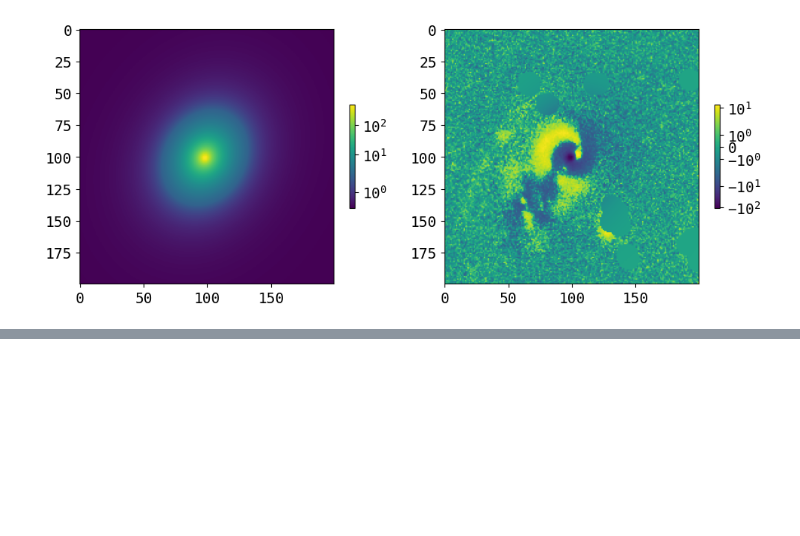
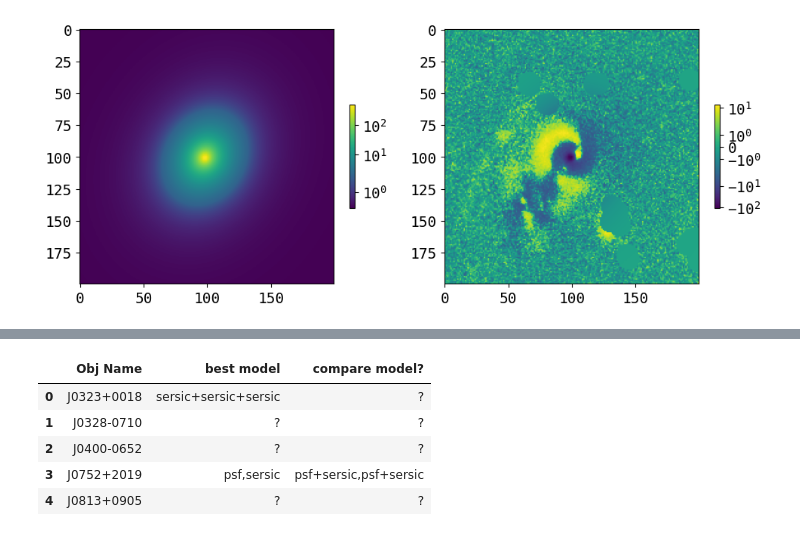
Before and after one commit to insepien/dualAGN, a Jupyter notebook: scrap_notebooks/checkFit.ipynb, the cells around one changed output, grey strips where cells are left out. Cells and saved outputs as stored; diff of their text form; code cells hidden in the pictures; blank space fills up the shorter version.

```diff
--- a/scrap_notebooks/checkFit.ipynb
+++ b/scrap_notebooks/checkFit.ipynb
@@ -845,12 +875,0 @@ r_e_4:22.70
-# %%
-on = "J0820+1801"
-with open(os.path.expanduser('/home/insepien/agn-result/fit/final_fit/J0820+1801.pkl'), 'rb') as file:
-    d = pickle.load(file)
-
-with open (os.path.expanduser("/home/insepien/agn-result/psf_pkls/psf_"+on+".pkl"), "rb") as f:
-    p = pickle.load(f)
-epsf = p['psf'].data
-image = d['imageSS']
-print(d.keys())
-#n = 1
-#[print(f"{paramnames[n][i]}: {params[n][i]}") for i in range(len(paramnames[n]))];
@@ -892,0 +876,55 @@ fig.tight_layout(pad=0.9, h_pad=0, w_pad=1)
+# %%
+# read text file of model selection
+with open(os.path.expanduser("/home/insepien/research-data/blank.txt"),"r") as f:
+    d = f.read().splitlines()
+# turn into df
+df = pd.DataFrame([d[1:][i].split('\t') for i in range(len(d[1:]))],columns=d[0].split('\t'))
+df.head()
+
+# read fit files
+oname = df.loc[n]['Obj Name']
+best_path = os.path.expanduser("/home/insepien/research-data/agn-result/fit/final_fit_nb/"+oname+".pkl")
+compare_path = os.path.expanduser("/home/insepien/research-data/agn-result/fit/fit_masked_n0to10/masked_fit/"+oname+".pkl")
+with open(best_path,"rb") as f:
+    d_best = pickle.load(f)
+with open(compare_path,"rb") as f:
+    d_compare = pickle.load(f)
+
+
+# get chi, chi_r, param values, and param names to df
+n = 0
+best_chi = []
+best_chi_r =[]
+param_vals = []
+param_names = []
+if list(d_best['modelNames'].keys())[0] == df.loc[n]['best model']:
+    d0 = d_best
+    ind = 0
+    param_names.append(d0['paramNames'])
+else:
+    d0 = d_compare
+    ind = list(d_compare['modelNames'].keys()).index(df.loc[n]['best model'])
+    param_names.append(d0['paramNames'][ind])
+
+best_chi.append(d0['fitResults'][ind].fitStat)
+best_chi_r.append(d0['fitResults'][ind].fitStatReduced)
+param_vals.append(d0['fitResults'][ind].params)
+
+# save chi table
+
+# make copy of df and select only 2 core rows
+
+# write intensity to df
+
+# convert to mass and write to df
+
+# get core separation and write to df
+
+# save param table
+# %% [output]
+|  | Obj Name | best model | compare model? |
+| 0 | J0323+0018 | sersic+sersic+sersic | ? |
+| 1 | J0328-0710 | ? | ? |
+| 2 | J0400-0652 | ? | ? |
+| 3 | J0752+2019 | psf,sersic | psf+sersic,psf+sersic |
+| 4 | J0813+0905 | ? | ? |
```
Also changed, not shown: parts of 12 cells of this notebook, 4 other files.
